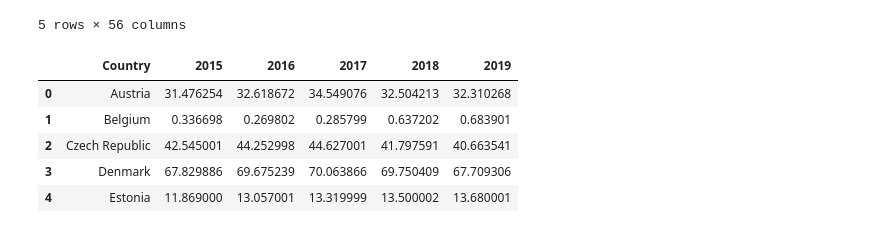
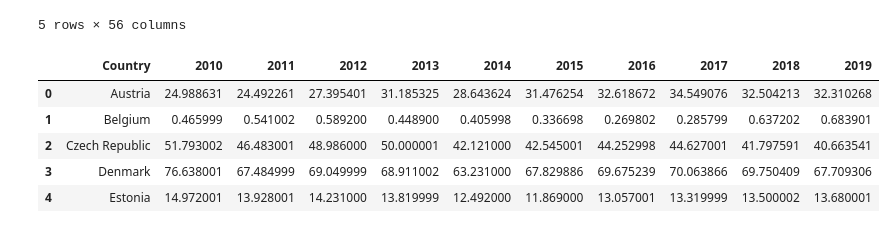
Before and after one commit to milocortes/sisepuede_data, a Jupyter notebook: Energy/consumpinit_scoe_gj_per_hh_residential_heat_energy/src/Process.ipynb, the cells around one changed output. Drawn from its saved outputs; the diff is of its cells as text; code cells hidden in the pictures.

```diff
--- a/Energy/consumpinit_scoe_gj_per_hh_residential_heat_energy/src/Process.ipynb
+++ b/Energy/consumpinit_scoe_gj_per_hh_residential_heat_energy/src/Process.ipynb
@@ -50,28 +79,30 @@ df_WEBH.head()
 # %%
 df_reselec = df_WEBH.loc[(df_WEBH['Product']=='Heat') & (df_WEBH['Flow']=='Residential (PJ)')]
 #df_reselec = df_reselec.drop(labels=df_reselec.loc[:, (df_reselec == '..').any()], axis=1)
-df_reselec = df_reselec.replace('..', np.nan)
-df_reselec = df_reselec.replace(0, np.nan)
+df_reselec = df_reselec.replace('..', 0)
+
 # create a list of column names to keep
-keep_cols = ['Country', 2015,2016,2017,2018,2019]
+keep_cols = ['Country',2010,2011,2012,2013,2014, 2015,2016,2017,2018,2019]
 
 # find the intersection of the list of column names to keep and the list of all column names
 cols_to_drop = list(set(df_reselec.columns) - set(keep_cols))
 
 # drop the columns using the loc accessor
 df_reselec = df_reselec.loc[:, keep_cols]
 
 df_reselec.set_index('Country', inplace=True)
 
 df_reselec = df_reselec.dropna(how='all')
 
+df_reselec = df_reselec.drop(df_reselec.index[(df_reselec == 0).any(axis=1)])
+
 df_reselec = df_reselec.reset_index()
 
 df_reselec.head()
 # %% [output]
-|  | Country | 2015 | 2016 | 2017 | 2018 | 2019 |
-| 0 | Austria | 31.476254 | 32.618672 | 34.549076 | 32.504213 | 32.310268 |
-| 1 | Belgium | 0.336698 | 0.269802 | 0.285799 | 0.637202 | 0.683901 |
-| 2 | Czech Republic | 42.545001 | 44.252998 | 44.627001 | 41.797591 | 40.663541 |
-| 3 | Denmark | 67.829886 | 69.675239 | 70.063866 | 69.750409 | 67.709306 |
-| 4 | Estonia | 11.869000 | 13.057001 | 13.319999 | 13.500002 | 13.680001 |
+|  | Country | 2010 | 2011 | 2012 | 2013 | 2014 | 2015 | 2016 | 2017 | 2018 | 2019 |
+| 0 | Austria | 24.988631 | 24.492261 | 27.395401 | 31.185325 | 28.643624 | 31.476254 | 32.618672 | 34.549076 | 32.504213 | 32.310268 |
+| 1 | Belgium | 0.465999 | 0.541002 | 0.589200 | 0.448900 | 0.405998 | 0.336698 | 0.269802 | 0.285799 | 0.637202 | 0.683901 |
+| 2 | Czech Republic | 51.793002 | 46.483001 | 48.986000 | 50.000001 | 42.121000 | 42.545001 | 44.252998 | 44.627001 | 41.797591 | 40.663541 |
+| 3 | Denmark | 76.638001 | 67.484999 | 69.049999 | 68.911002 | 63.231000 | 67.829886 | 69.675239 | 70.063866 | 69.750409 | 67.709306 |
+| 4 | Estonia | 14.972001 | 13.928001 | 14.231000 | 13.819999 | 12.492000 | 11.869000 | 13.057001 | 13.319999 | 13.500002 | 13.680001 |
```
Also changed, not shown: parts of 20 cells of this notebook, 12 other files.
